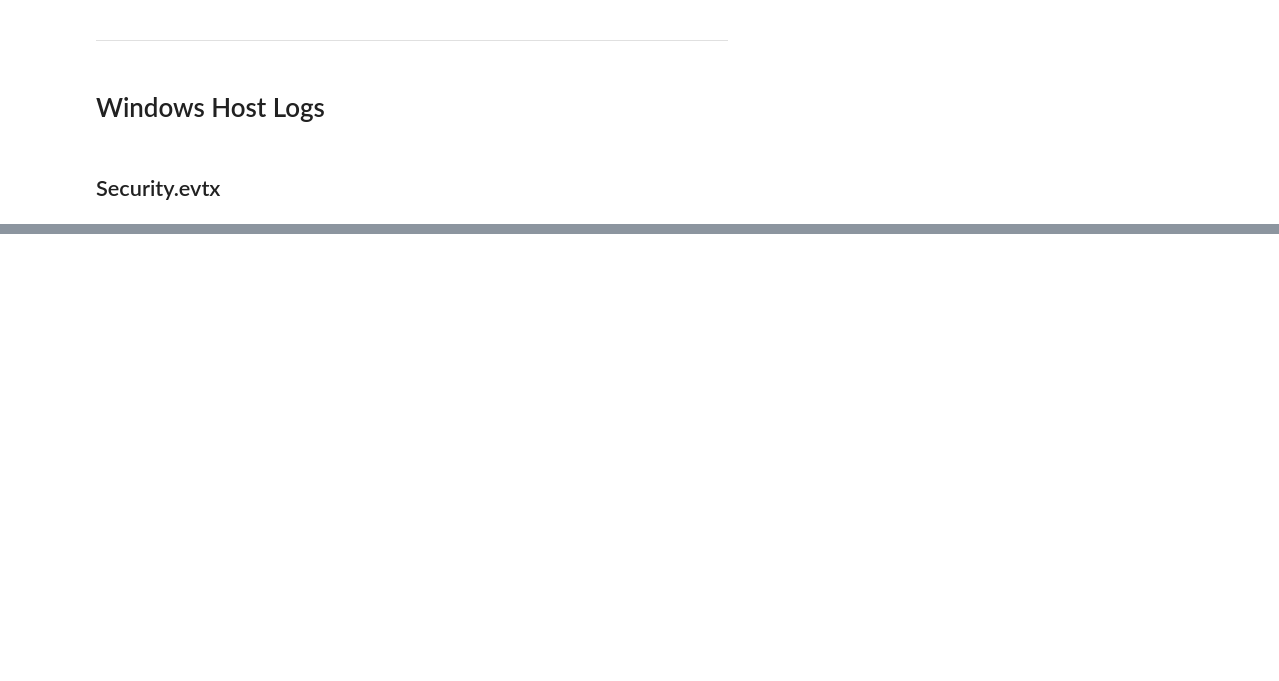
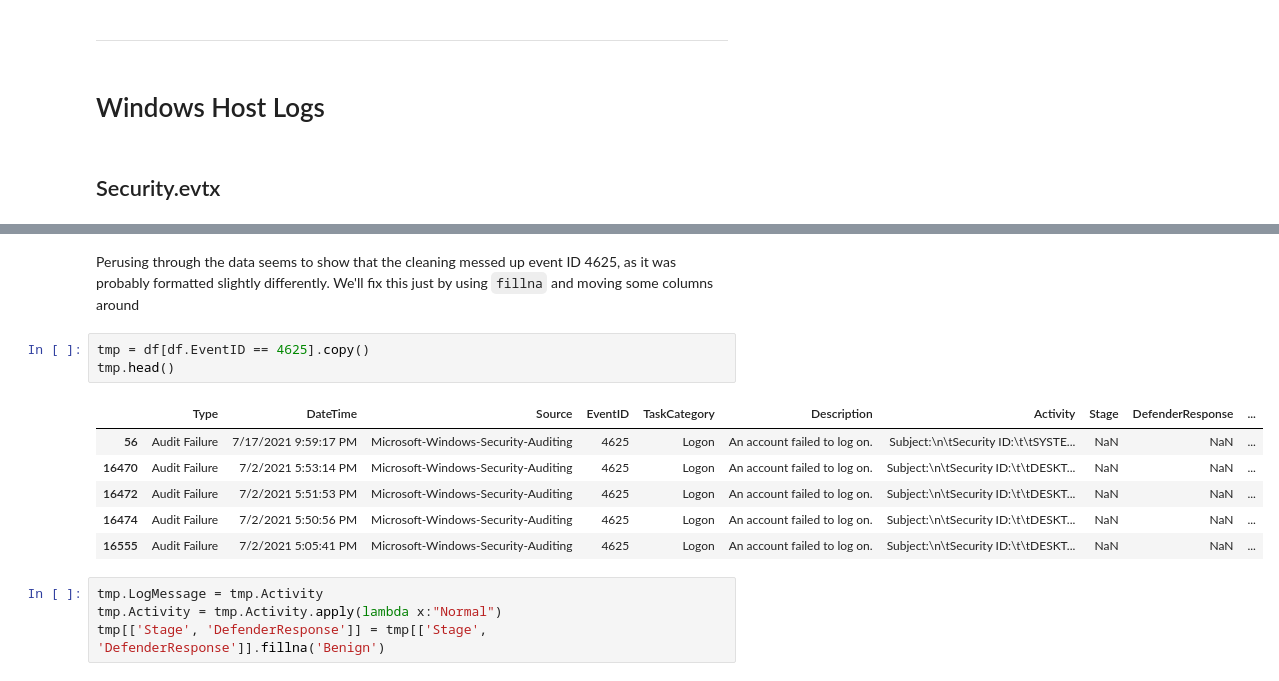
Before and after one commit to birbarino/Data-Analytics-Capstone, a Jupyter notebook: notebooks/wrangle.ipynb, the cells around one changed output, grey strips where cells are left out. Saved outputs shown, nothing was run; the diff lists cells and outputs as text; blank space fills up the shorter version.

```diff
--- a/notebooks/wrangle.ipynb
+++ b/notebooks/wrangle.ipynb
@@ -562,0 +577,16 @@ memory usage: 13.5+ MB
+# %% [markdown]
+Perusing through the data seems to show that the cleaning messed up event ID 4625, as it was probably formatted slightly differently. We'll fix this just by using `fillna` and moving some columns around
+# %%
+tmp = df[df.EventID == 4625].copy()
+tmp.head()
+# %% [output]
+|  | Type | DateTime | Source | EventID | TaskCategory | Description | Activity | Stage | DefenderResponse | ... |
+| 56 | Audit Failure | 7/17/2021 9:59:17 PM | Microsoft-Windows-Security-Auditing | 4625 | Logon | An account failed to log on. | Subject:\n\tSecurity ID:\t\tSYSTE... | NaN | NaN | ... |
+| 16470 | Audit Failure | 7/2/2021 5:53:14 PM | Microsoft-Windows-Security-Auditing | 4625 | Logon | An account failed to log on. | Subject:\n\tSecurity ID:\t\tDESKT... | NaN | NaN | ... |
+| 16472 | Audit Failure | 7/2/2021 5:51:53 PM | Microsoft-Windows-Security-Auditing | 4625 | Logon | An account failed to log on. | Subject:\n\tSecurity ID:\t\tDESKT... | NaN | NaN | ... |
+| 16474 | Audit Failure | 7/2/2021 5:50:56 PM | Microsoft-Windows-Security-Auditing | 4625 | Logon | An account failed to log on. | Subject:\n\tSecurity ID:\t\tDESKT... | NaN | NaN | ... |
+| 16555 | Audit Failure | 7/2/2021 5:05:41 PM | Microsoft-Windows-Security-Auditing | 4625 | Logon | An account failed to log on. | Subject:\n\tSecurity ID:\t\tDESKT... | NaN | NaN | ... |
+# %%
+tmp.LogMessage = tmp.Activity
+tmp.Activity = tmp.Activity.apply(lambda x:"Normal")
+tmp[['Stage', 'DefenderResponse']] = tmp[['Stage', 'DefenderResponse']].fillna('Benign')
```
Also changed, not shown: parts of 15 cells of this notebook.
